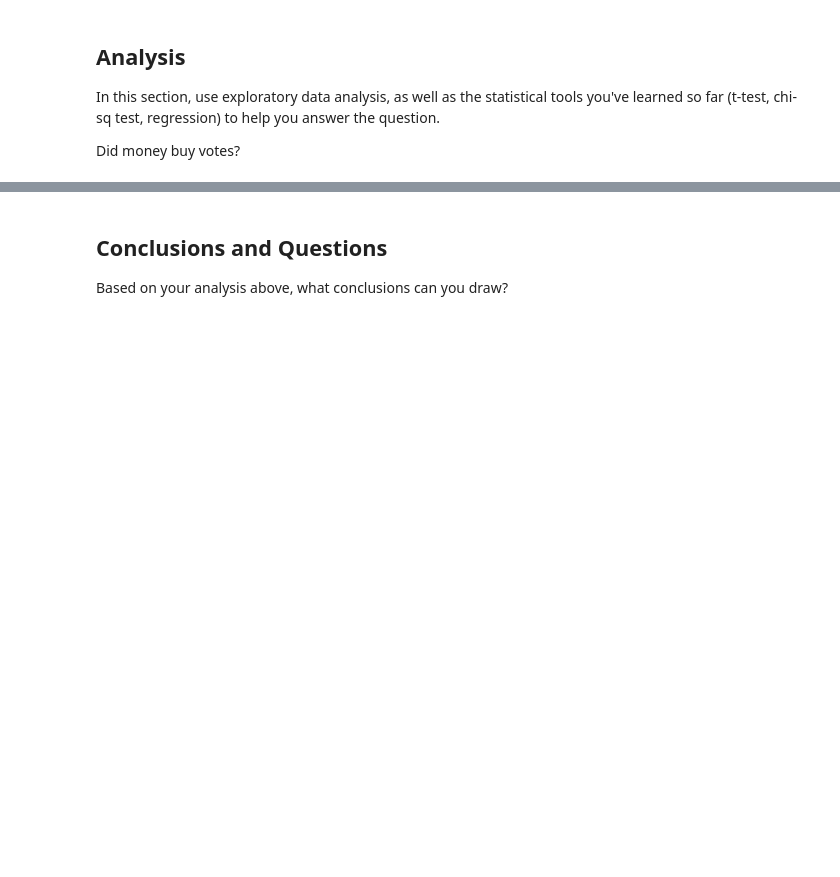
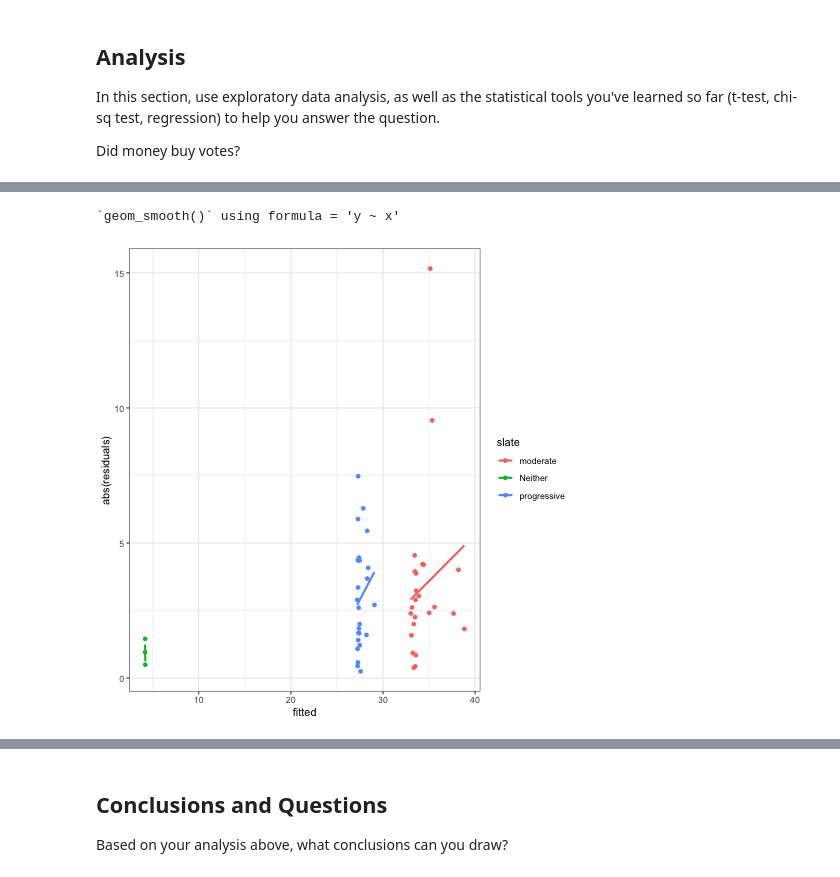
Before and after one commit to data4news/dollars-to-votes-sf-2024, a Jupyter notebook: notebook.ipynb, the cells around one changed output, grey strips where cells are left out. Saved outputs shown, nothing was run; the diff lists cells and outputs as text; code cells hidden in the pictures; blank space fills up the shorter version.

```diff
--- a/notebook.ipynb
+++ b/notebook.ipynb
@@ -137,0 +161,5 @@ NULL
+# %%
+%%R
+
+model <- lm(votes ~ amount_raised + slate, data=df)
+summary(model)
@@ -137,0 +186,24 @@ NULL
+# %%
+%%R
+
+# add fitted and residual values to the data
+df <- df %>%
+    mutate(
+        fitted = fitted(model),
+        residuals = residuals(model)
+    )
+
+
+# plot the model residuals
+
+ggplot(df) +
+    aes(x=fitted, y=abs(residuals), color=slate) +
+    geom_point() +
+    geom_smooth(method='lm', se=F) +
+    theme_bw()
+
+# color by slate to show what's up here...
+# show the residuals squared
+# %% [output]
+`geom_smooth()` using formula = 'y ~ x'
+[figure, added]
```
Also changed, not shown: parts of 10 cells of this notebook.
